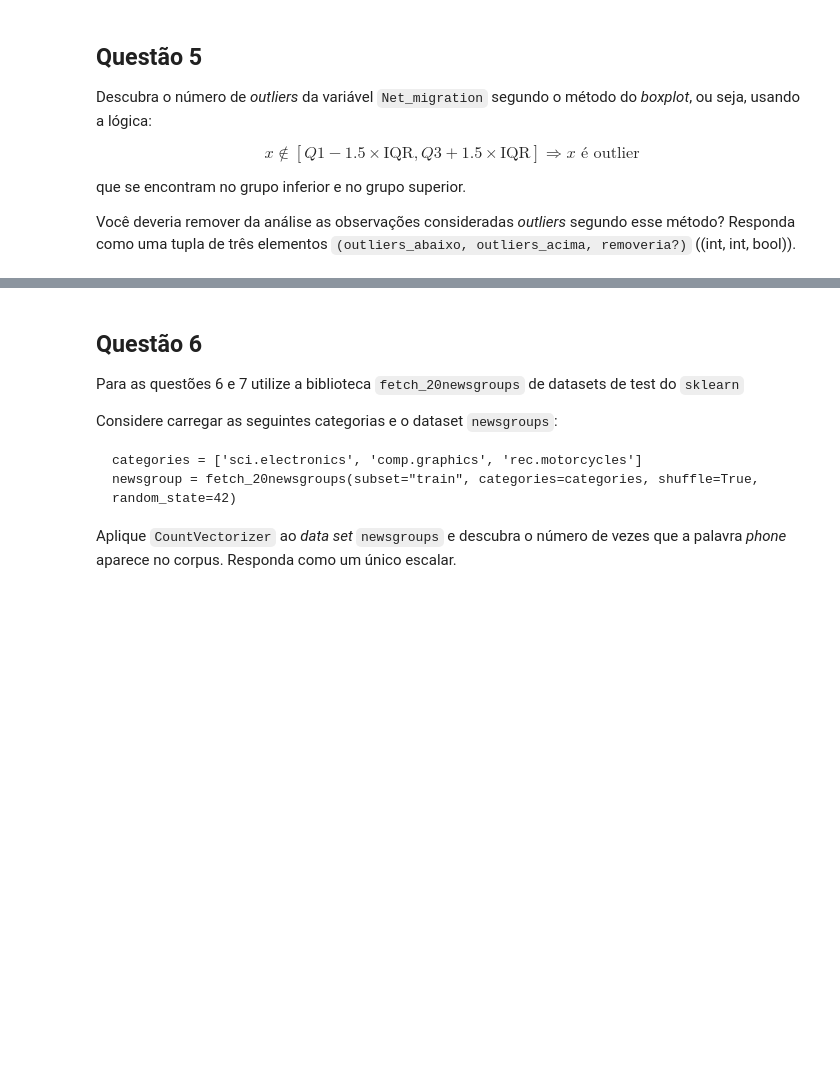
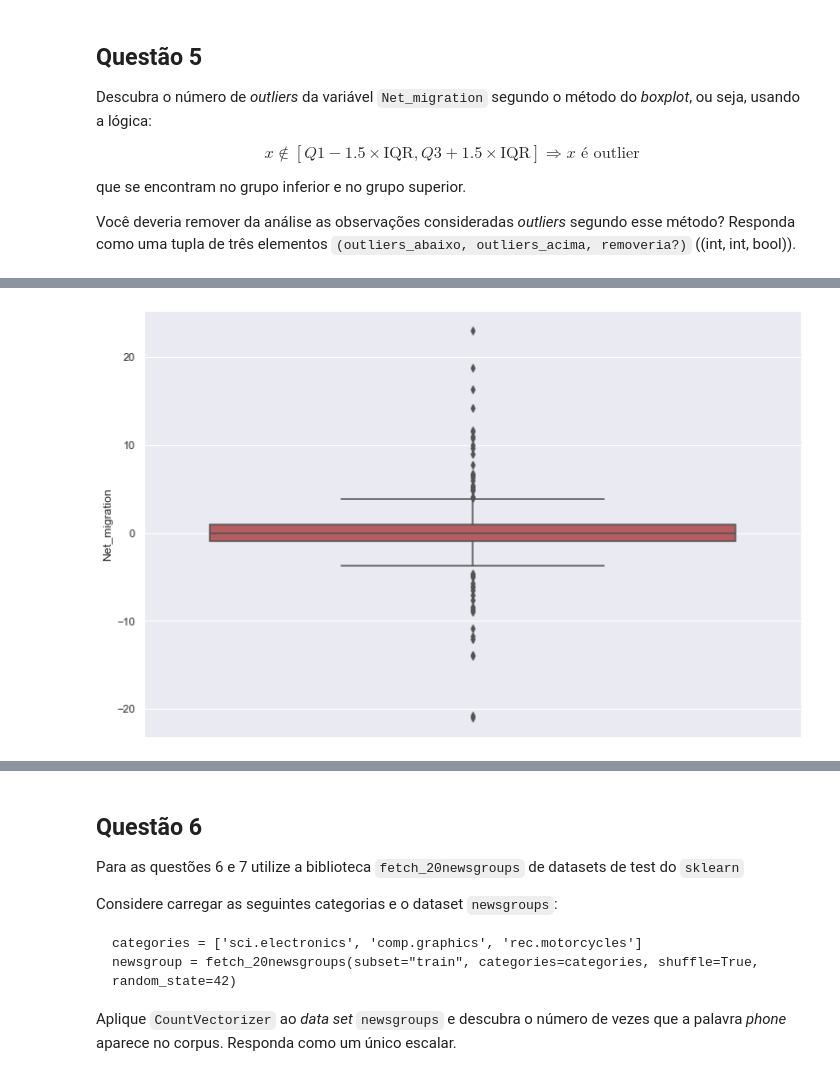
Before and after one commit to armstrongg1/-exercicios_codenation, a Jupyter notebook: data-science-4/main.ipynb, the cells around one changed output, grey strips where cells are left out. Saved outputs shown, nothing was run; the diff lists cells and outputs as text; code cells hidden in the pictures; blank space fills up the shorter version.

```diff
--- a/data-science-4/main.ipynb
+++ b/data-science-4/main.ipynb
@@ -150,0 +319,5 @@ def q5():
+# %%
+#Visualização utilizando boxplot:
+ax = sns.boxplot(countries['Net_migration'], orient='vertical',color='r');
+# %% [output]
+[figure, added]
```
Also changed, not shown: parts of 23 cells of this notebook, 4 other files.
